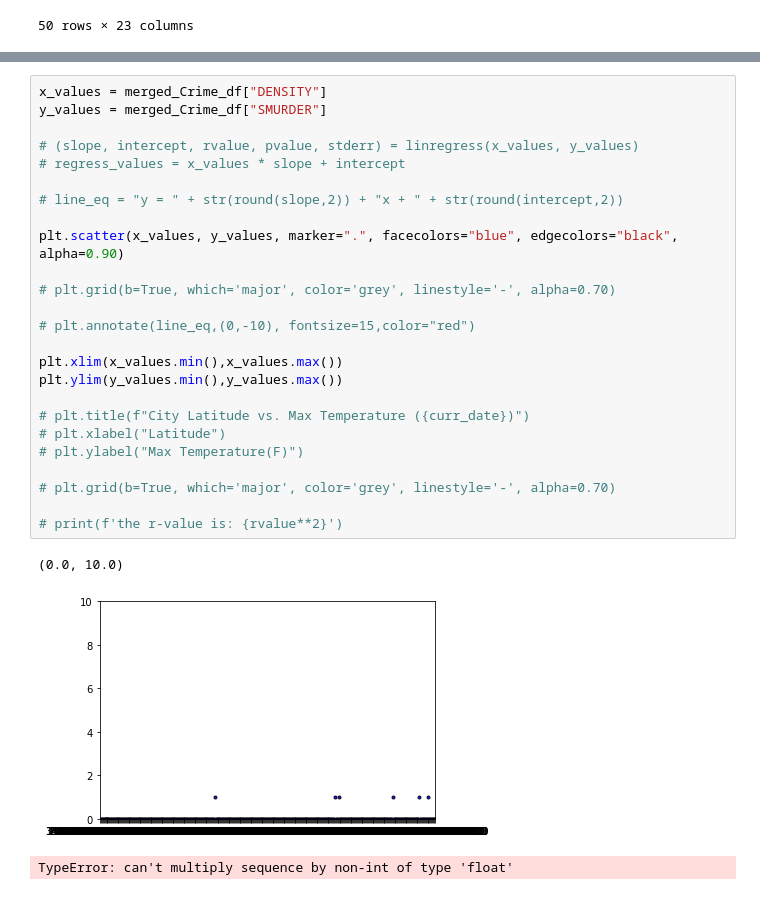
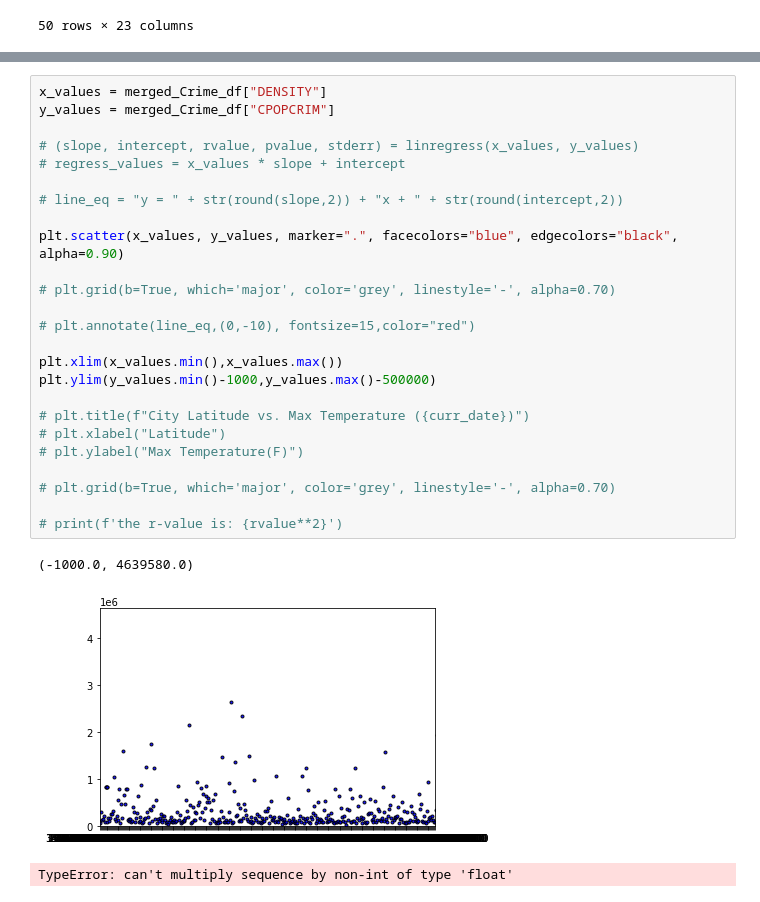
Before and after one commit to melindaeudy/Project_1, a Jupyter notebook: Project_1.ipynb, the cells around one changed output, grey strips where cells are left out. Drawn from its saved outputs; the diff is of its cells as text.

```diff
--- a/Project_1.ipynb
+++ b/Project_1.ipynb
@@ -337,31 +337,31 @@ ConversionError: Failed to convert value(s) to axis units: <bound method Series.
 # %%
 x_values = merged_Crime_df["DENSITY"]
-y_values = merged_Crime_df["SMURDER"]
+y_values = merged_Crime_df["CPOPCRIM"]
 
 # (slope, intercept, rvalue, pvalue, stderr) = linregress(x_values, y_values)
 # regress_values = x_values * slope + intercept
 
 # line_eq = "y = " + str(round(slope,2)) + "x + " + str(round(intercept,2))
 
 plt.scatter(x_values, y_values, marker=".", facecolors="blue", edgecolors="black", alpha=0.90)
 
 # plt.grid(b=True, which='major', color='grey', linestyle='-', alpha=0.70)
 
 # plt.annotate(line_eq,(0,-10), fontsize=15,color="red")
 
 plt.xlim(x_values.min(),x_values.max())
-plt.ylim(y_values.min(),y_values.max())
+plt.ylim(y_values.min()-1000,y_values.max()-500000)
 
 # plt.title(f"City Latitude vs. Max Temperature ({curr_date})")
 # plt.xlabel("Latitude")
 # plt.ylabel("Max Temperature(F)")
 
 # plt.grid(b=True, which='major', color='grey', linestyle='-', alpha=0.70)
 
 # print(f'the r-value is: {rvalue**2}')
 # %% [output]
-(0.0, 10.0)
+(-1000.0, 4639580.0)
-[figure, old version]
+[figure, new version]
 # %%
 # %% [output]
 TypeError: can't multiply sequence by non-int of type 'float'
```
Also changed, not shown: parts of 1 cell of this notebook.
